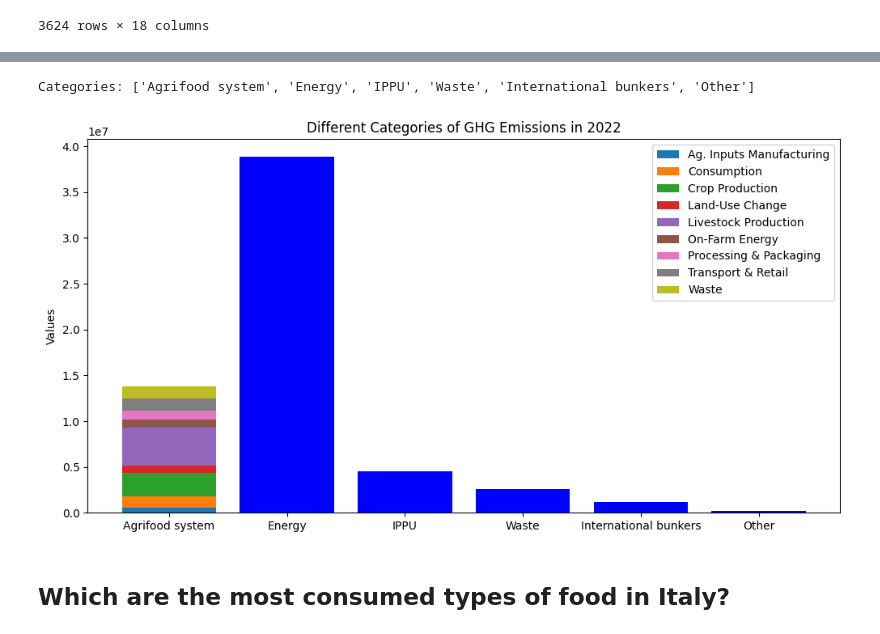
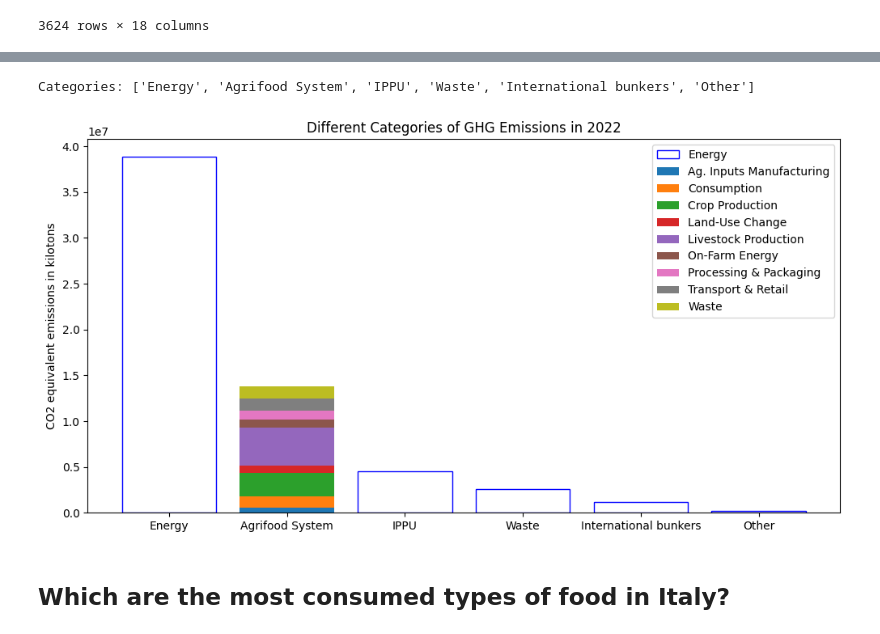
Before and after one commit to TCoaM/TrueCostOfAMeal, a Jupyter notebook: simo_notebook.ipynb, the cells around one changed output, grey strips where cells are left out. Saved outputs shown, nothing was run; the diff lists cells and outputs as text; code cells hidden in the pictures.

```diff
--- a/simo_notebook.ipynb
+++ b/simo_notebook.ipynb
@@ -478,0 +412,6 @@ agriculture_sectors_emissions # Pietro questo
+# %%
+# Rename category column as "Item"
+agriculture_sectors_emissions.rename(columns={"Category": "Item"}, inplace=True)
+
+# Add a new column category column filled with "Agrifood System"
+agriculture_sectors_emissions["Category"] = "Agrifood System"
@@ -479,10 +434,12 @@ agriculture_sectors_emissions # Pietro questo
 # %%
+# Filter for other sectors emissions
 Other_sectors_emissions = fao_greenhouse_gas_emissions[(fao_greenhouse_gas_emissions["Category"] == "Other") &
                                                         (fao_greenhouse_gas_emissions["Area"] == "World") &
                                                         (fao_greenhouse_gas_emissions["Year"] == 2022) &
-                                                        (fao_greenhouse_gas_emissions["Element"] == "Emissions (CO2eq) (AR5)")] # Pietro use this
-other_sectors_emissions_values = Other_sectors_emissions["Value"].tolist()
-other_sectors_emissions_items = Other_sectors_emissions["Item"].tolist()
+                                                        (fao_greenhouse_gas_emissions["Element"] == "Emissions (CO2eq) (AR5)")]
 
-Other_sectors_emissions # Pietro questo
+# Remove columns that are not needed
+Other_sectors_emissions = Other_sectors_emissions[["Item", "Domain", "Area", "Element", "Year", "Unit", "Value", "Flag Description", "Category"]]
+
+Other_sectors_emissions # Pietro usa questo
 # %% [output]
@@ -495,7 +451,0 @@ Other_sectors_emissions # Pietro questo
-# %%
-agg_df = agriculture_sectors_emissions.groupby('Category', as_index=False)['Value'].sum()
-
-agriculture_sectors_emissions_values = agg_df["Value"].tolist()
-agriculture_sectors_emissions_items = agg_df["Category"].tolist()
-
-agg_df
@@ -513,46 +455,53 @@ agg_df
 # %%
 # List with all the categories
-categories = ["Agrifood system"]
+categories = []
 
 for item in other_sectors_emissions_items:
     categories.append(item)
 
+# Insert "Agrifood System" as the first item in the categories list
+categories.insert(1, "Agrifood System")
+
 print("Categories:", categories)
 # %% [output]
-Categories: ['Agrifood system', 'Energy', 'IPPU', 'Waste', 'International bunkers', 'Other']
+Categories: ['Energy', 'Agrifood System', 'IPPU', 'Waste', 'International bunkers', 'Other']
 # %%
 x = np.arange(len(categories))  # the label locations
 
 fig, ax = plt.subplots(figsize=(12, 6))
 
 single_bar_color = "b"
+face_color = "white"
+
+# First bar for energy sector
+ax.bar(x[0], other_sectors_emissions_values[0], label=other_sectors_emissions_items[0], color=face_color, edgecolor=single_bar_color)
 
 # Only stack for the agriculture sectors
 i = 0
 while i < len(agriculture_sectors_emissions_values):
     if i == 0:
-        ax.bar(x[0], agriculture_sectors_emissions_values[i], label=agriculture_sectors_emissions_items[i])
+        ax.bar(x[1], agriculture_sectors_emissions_values[i], label=agriculture_sectors_emissions_items[i])
         bottom = agriculture_sectors_emissions_values[i]
         i += 1
     else:
-        ax.bar(x[0], agriculture_sectors_emissions_values[i], label=agriculture_sectors_emissions_items[i], bottom=bottom)
+        ax.bar(x[1], agriculture_sectors_emissions_values[i], label=agriculture_sectors_emissions_items[i], bottom=bottom)
         bottom += agriculture_sectors_emissions_values[i]
         i += 1
 
-k = 1
-j = 0
+k = 2  # Start from the second index for other sectors
+j = 1
 while j < len(other_sectors_emissions_values):
-    ax.bar(x[k], other_sectors_emissions_values[j], label=None, color = single_bar_color)
+    ax.bar(x[k], other_sectors_emissions_values[j], label=None, color=face_color, edgecolor=single_bar_color)
     k += 1
     j += 1
 
 plt.xticks(x, categories)
-plt.ylabel('Values')
+plt.ylabel('CO2 equivalent emissions in kilotons')
 plt.title("Different Categories of GHG Emissions in 2022")
 plt.legend()
 plt.show()
 # %% [output]
-[figure, old version]
+[figure, new version]
 # %% [markdown]
 ## Which are the most consumed types of food in Italy?
 # %%
```
Also changed, not shown: parts of 32 cells of this notebook.
